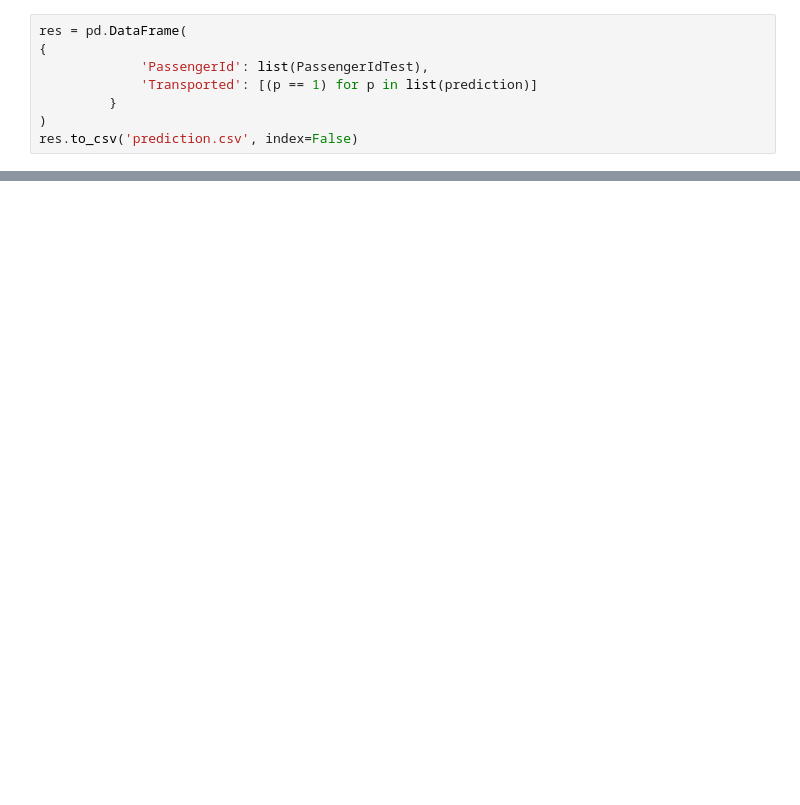
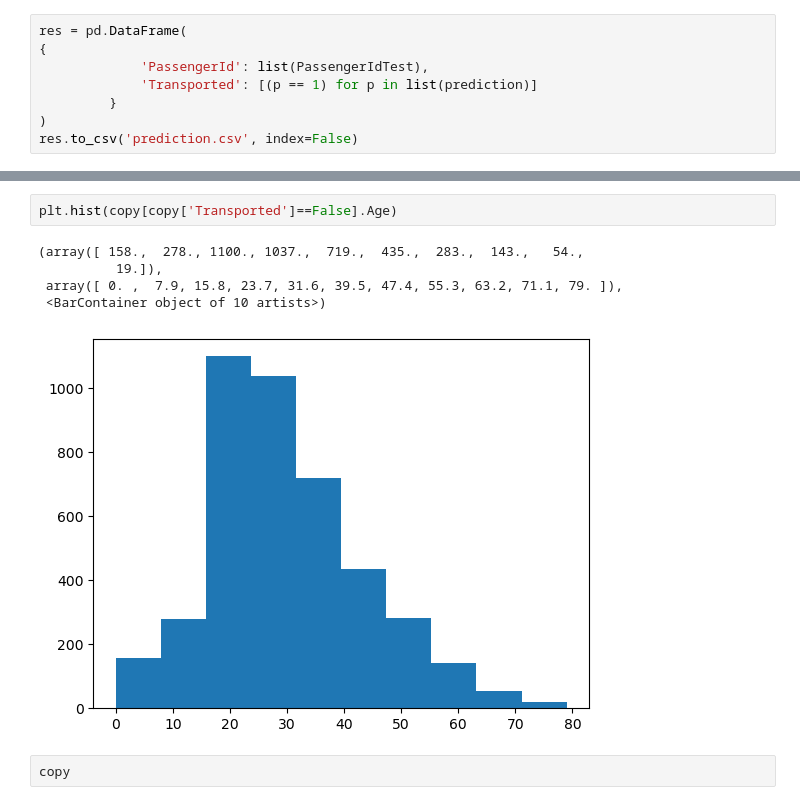
Before and after one commit to borachhun/MOST24-ApprenAuto-ENSIIE, a Jupyter notebook: john/Best attempt.ipynb, the cells around one changed output, grey strips where cells are left out. Cells and saved outputs as stored; diff of their text form; blank space fills up the shorter version.

```diff
--- a/john/Best attempt.ipynb
+++ b/john/Best attempt.ipynb
@@ -168,0 +556,10 @@ res.to_csv('prediction.csv', index=False)
+# %%
+plt.hist(copy[copy['Transported']==False].Age)
+# %% [output]
+(array([ 158.,  278., 1100., 1037.,  719.,  435.,  283.,  143.,   54.,
+          19.]),
+ array([ 0. ,  7.9, 15.8, 23.7, 31.6, 39.5, 47.4, 55.3, 63.2, 71.1, 79. ]),
+ <BarContainer object of 10 artists>)
+[figure, added]
+# %%
+copy
```
Also changed, not shown: parts of 35 cells of this notebook.
